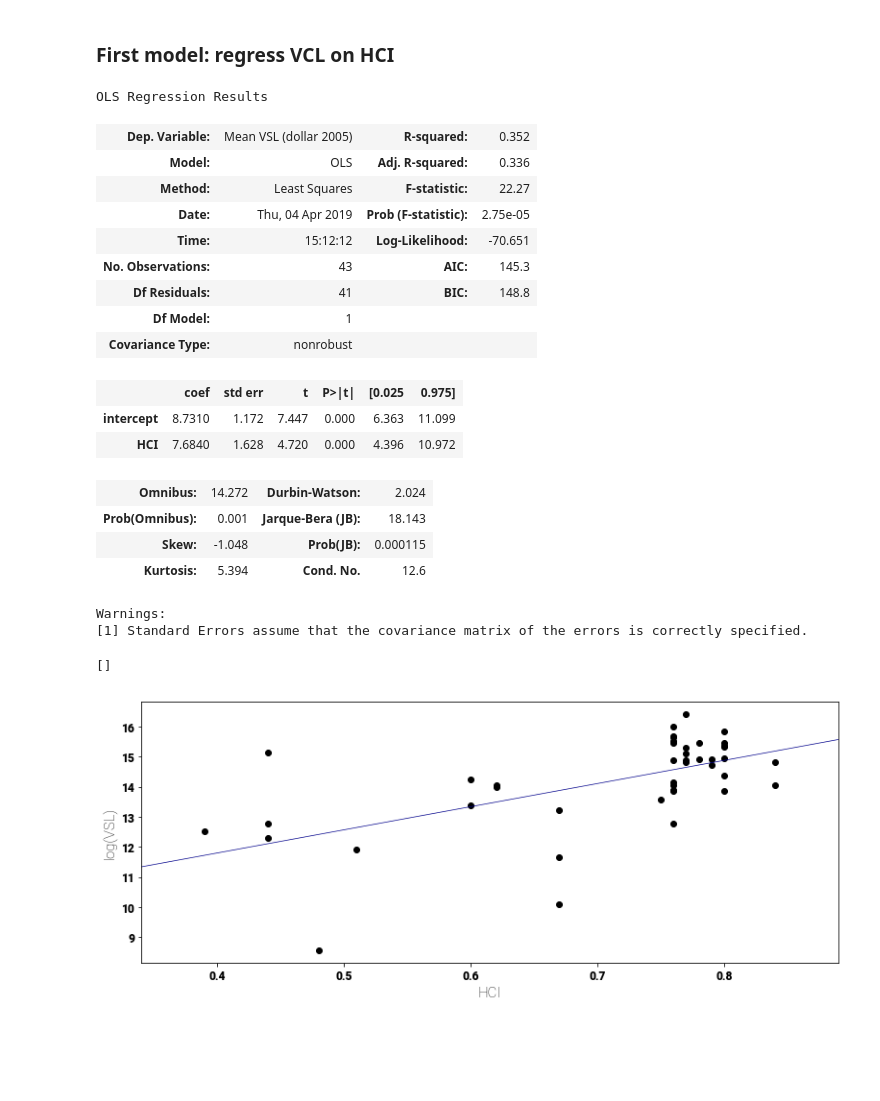
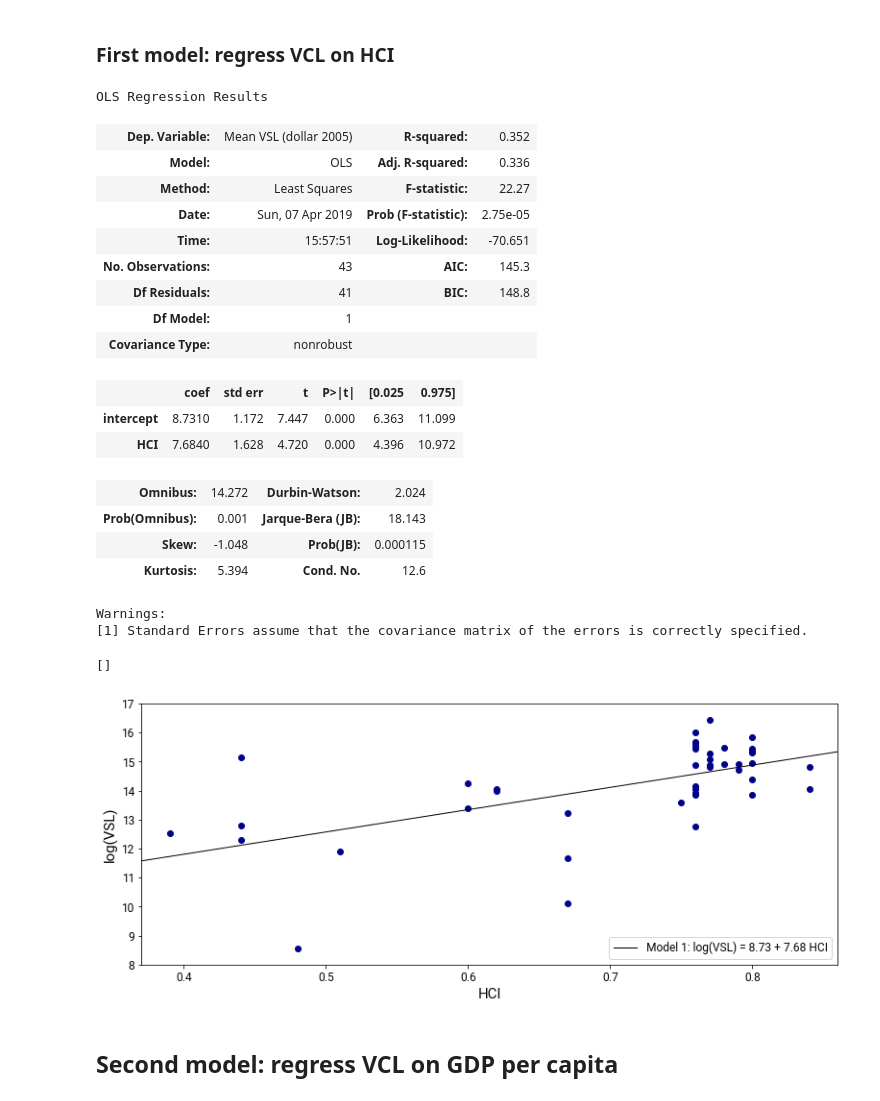
Before and after one commit to jdenes/priceofhumanlife, a Jupyter notebook: data analysis.ipynb, the cells around one changed output. Saved outputs shown, nothing was run; the diff lists cells and outputs as text; code cells hidden in the pictures; blank space fills up the shorter version.

```diff
--- a/data analysis.ipynb
+++ b/data analysis.ipynb
@@ -11,7 +11,7 @@ import matplotlib
 matplotlib.font_manager._rebuild()
 plt.rcParams['font.family'] = 'Roboto'
 plt.rcParams['font.sans-serif'] = 'Roboto'
-plt.rcParams['font.weight'] = 1000
+plt.rcParams['font.weight'] = 'normal'
 # %% [markdown]
 ### Step 1: import Value of Statistical Life VSL data
 # %%
@@ -39,7 +39,7 @@ data
 # %% [markdown]
 ### Step 2: import HCI data and combine them with VSL data.
 # %%
-hci = pd.read_csv('data-hci.csv', sep=';', encoding='utf-8', index_col=None, decimal=",")
+hci = pd.read_csv('data_hci.csv', sep=';', encoding='utf-8', index_col=None, decimal=",")
 # %%
 hci
 # %% [output]
@@ -71,8 +71,9 @@ for i, row in data.iterrows():
     data.loc[i, 'Learning-adjusted schooling'] = country['Learning-Adjusted Years of School'].values[0]
     data.loc[i, 'Kids not stunted'] = country['Fraction of Kids Under 5 Not Stunted'].values[0]
     data.loc[i, 'Adult Survival Rate'] = country['Adult Survival Rate'].values[0]
-data = pd.concat([data, pd.get_dummies(data['Region'], prefix="dummy")], axis=1, sort=False)
-data = pd.concat([data, pd.get_dummies(data['Income Group'], prefix="dummy")], axis=1, sort=False)
+    data.loc[i, 'GDP per capita'] = country['GDP per capita (WB, 2017)'].values[0] / 10000
+# data = pd.concat([data, pd.get_dummies(data['Region'], prefix="dummy")], axis=1, sort=False)
+# data = pd.concat([data, pd.get_dummies(data['Income Group'], prefix="dummy")], axis=1, sort=False)
 # %%
 # Tryouts with keeping only the most recent data of each country. Not kept.
 idx = data.groupby(['Country'])['Publication Year'].transform(max) == data['Publication Year']
@@ -91,8 +92,8 @@ OLS Regression Results
 | Dep. Variable: | Mean VSL (dollar 2005) | R-squared: | 0.352 |
 | Model: | OLS | Adj. R-squared: | 0.336 |
 | Method: | Least Squares | F-statistic: | 22.27 |
-| Date: | Thu, 04 Apr 2019 | Prob (F-statistic): | 2.75e-05 |
-| Time: | 15:12:12 | Log-Likelihood: | -70.651 |
+| Date: | Sun, 07 Apr 2019 | Prob (F-statistic): | 2.75e-05 |
+| Time: | 15:57:51 | Log-Likelihood: | -70.651 |
 | No. Observations: | 43 | AIC: | 145.3 |
 | Df Residuals: | 41 | BIC: | 148.8 |
 | Df Model: | 1 |  |  |
@@ -108,15 +109,22 @@ Warnings:
 [1] Standard Errors assume that the covariance matrix of the errors is correctly specified.
 # %%
 params = model_1.params.values
-rangep = np.array([data['HCI'].min() - 0.05, data['HCI'].max() + 0.05])
+rangex = np.array([data['HCI'].min() - 0.02, data['HCI'].max() + 0.02])
+rangey = np.array([int(y.min() - .5), int(y.max() + 1.5)])
 fig, ax = plt.subplots(figsize=(13,5))
-ax.scatter(data['HCI'], np.log(data['Mean VSL (dollar 2005)']), color='black')
-ax.plot(rangep, params[0] + rangep * params[1], color='darkblue', linewidth=.7)
-ax.set_xlim(rangep)
+ax.scatter(data['HCI'], np.log(data['Mean VSL (dollar 2005)']), color='darkblue', label=None)
+ax.plot(rangex, params[0] + rangex * params[1], color='black', linewidth=1,
+        label="Model 1: log(VSL) = 8.73 + 7.68 HCI")
+ax.set_xlim(rangex)
+ax.set_ylim(rangey)
 ax.tick_params(labelsize=12)
 ax.set_xlabel('HCI',size=15)
 ax.set_ylabel('log(VSL)',size=15)
+ax.legend(loc='lower right', fontsize=12)
+plt.savefig("../Model1.png", bbox_inches='tight',format="png", dpi=300, transparent=True)
 plt.plot()
 # %% [output]
 []
-[figure, old version]
+[figure, new version]
+# %% [markdown]
+## Second model: regress VCL on GDP per capita
```
Also changed, not shown: parts of 10 cells of this notebook, 2 other files.
